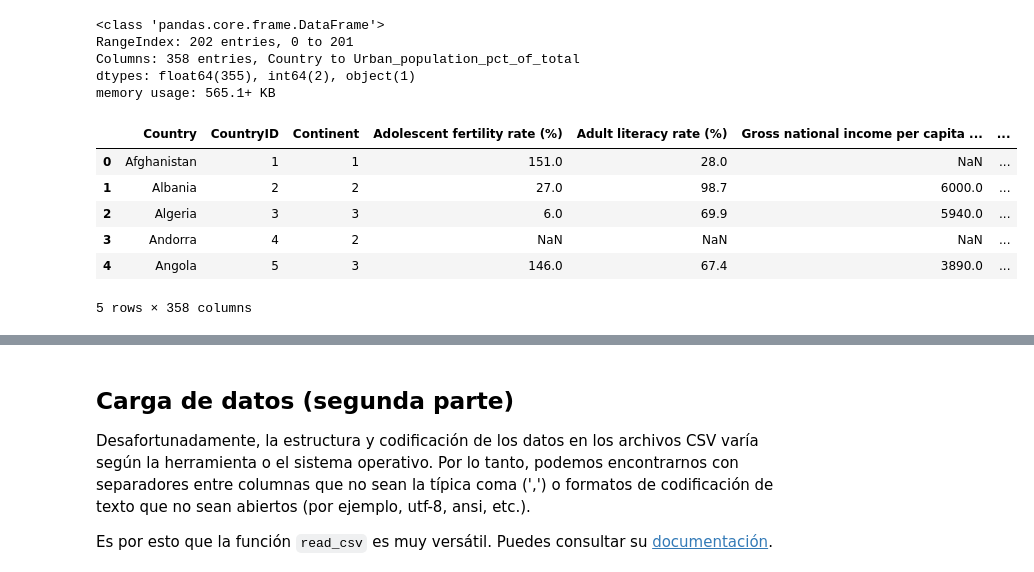
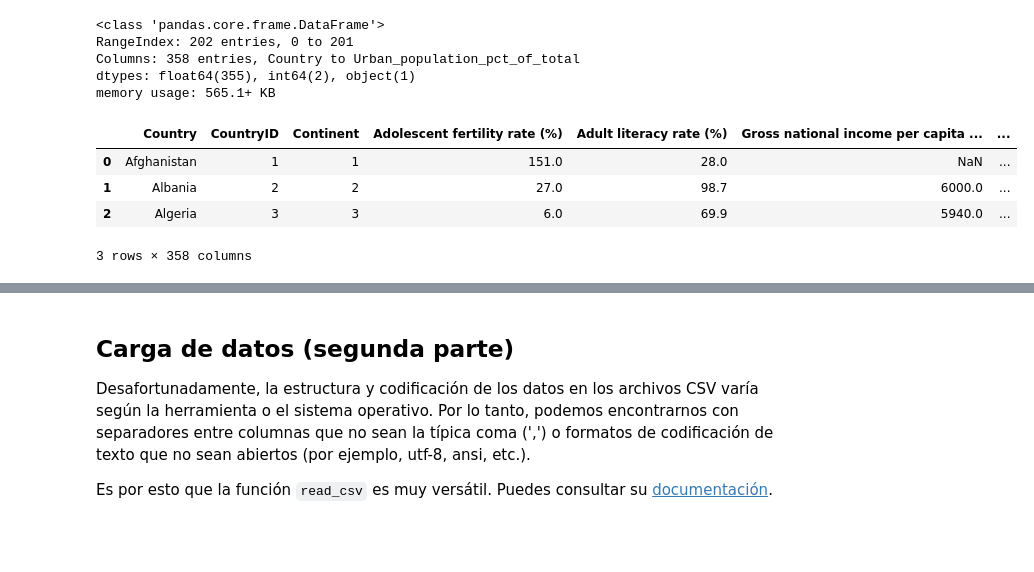
Before and after one commit to wisaaco/TxADM, a Jupyter notebook: notebooks/Part2/00_Pandas/01_Introduccion.ipynb, the cells around one changed output, grey strips where cells are left out. Cells and saved outputs as stored; diff of their text form; code cells hidden in the pictures; blank space fills up the shorter version.

```diff
--- a/notebooks/Part2/00_Pandas/01_Introduccion.ipynb
+++ b/notebooks/Part2/00_Pandas/01_Introduccion.ipynb
@@ -126,13 +146,11 @@ Columns: 358 entries, Country to Urban_population_pct_of_total
 dtypes: float64(355), int64(2), object(1)
 memory usage: 565.1+ KB
 # %%
-df.head(5)
+df.head(3)
 # %% [output]
 |  | Country | CountryID | Continent | Adolescent fertility rate (%) | Adult literacy rate (%) | Gross national income per capita ... | ... |
 | 0 | Afghanistan | 1 | 1 | 151.0 | 28.0 | NaN | ... |
 | 1 | Albania | 2 | 2 | 27.0 | 98.7 | 6000.0 | ... |
 | 2 | Algeria | 3 | 3 | 6.0 | 69.9 | 5940.0 | ... |
-| 3 | Andorra | 4 | 2 | NaN | NaN | NaN | ... |
-| 4 | Angola | 5 | 3 | 146.0 | 67.4 | 3890.0 | ... |
-5 rows × 358 columns
+3 rows × 358 columns
 # %%
```
Also changed, not shown: parts of 85 cells of this notebook.
